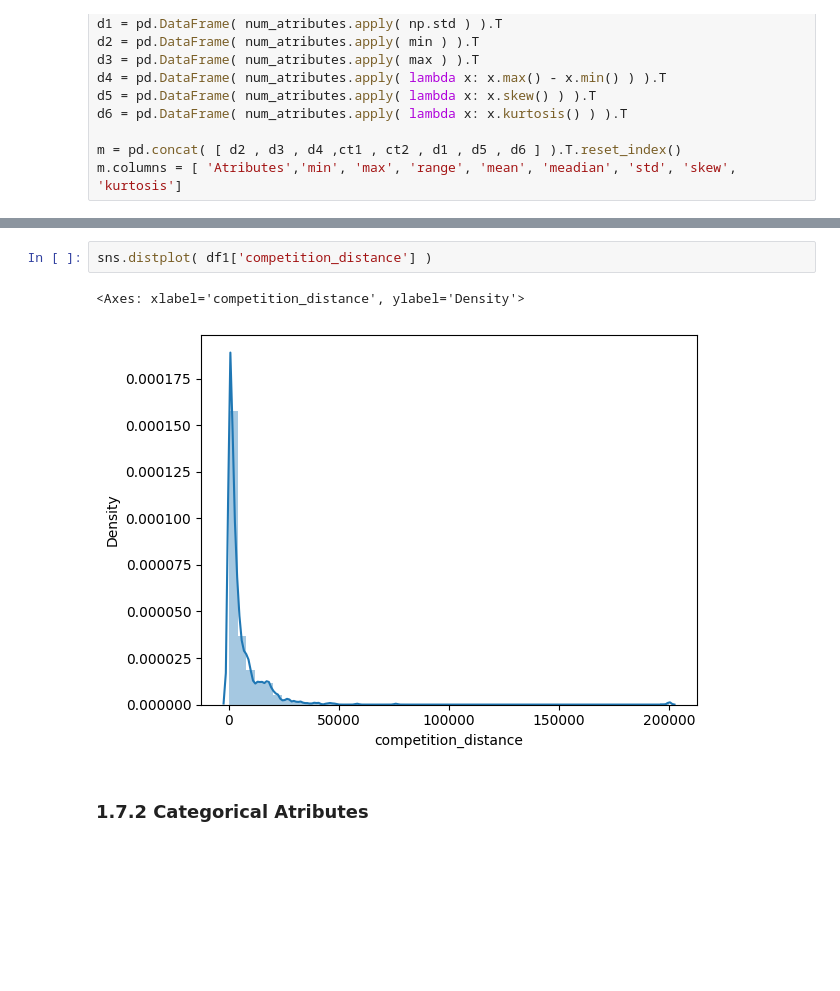
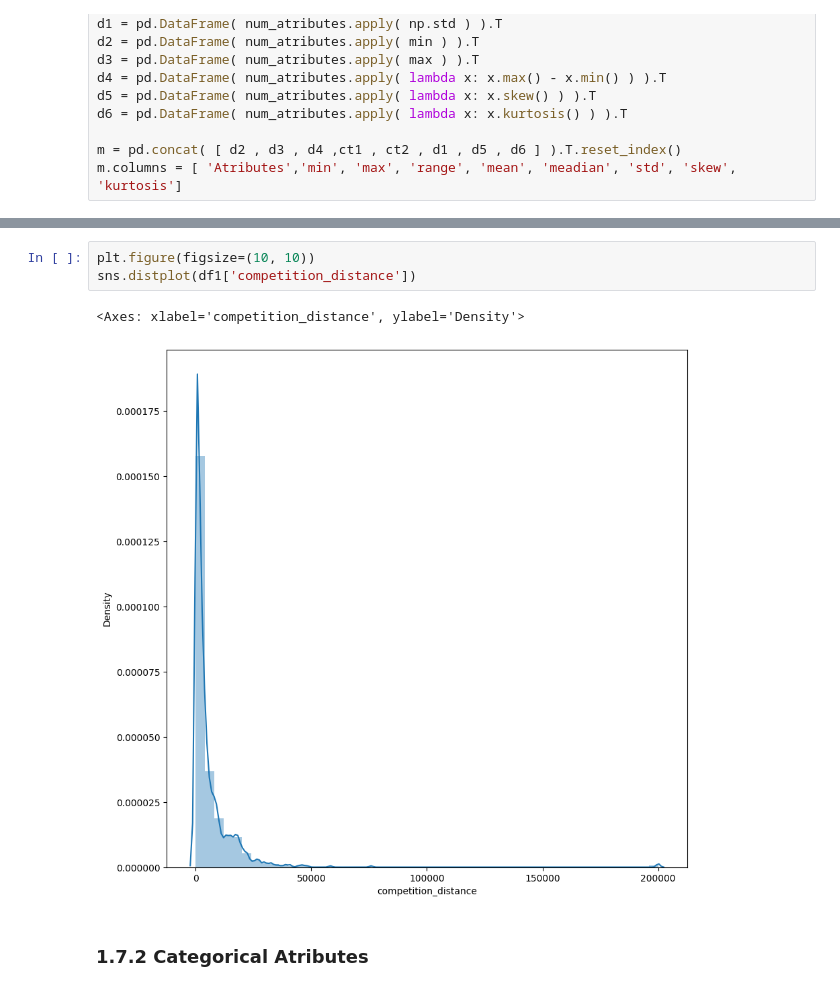
Before and after one commit to thiago-vale/ds-em-producao, a Jupyter notebook: notebooks/store-sales-ŕedictions.ipynb, the cells around one changed output, grey strips where cells are left out. Cells and saved outputs as stored; diff of their text form; blank space fills up the shorter version.

```diff
--- a/notebooks/store-sales-ŕedictions.ipynb
+++ b/notebooks/store-sales-ŕedictions.ipynb
@@ -301,8 +303,9 @@ sns.distplot( df1['sales'] )
 # %%
-sns.distplot( df1['competition_distance'] )
+plt.figure(figsize=(10, 10))
+sns.distplot(df1['competition_distance'])
 # %% [output]
 <Axes: xlabel='competition_distance', ylabel='Density'>
-[figure, old version]
+[figure, new version]
 # %% [markdown]
 ### 1.7.2 Categorical Atributes
 # %%
```
Also changed, not shown: parts of 33 cells of this notebook.
